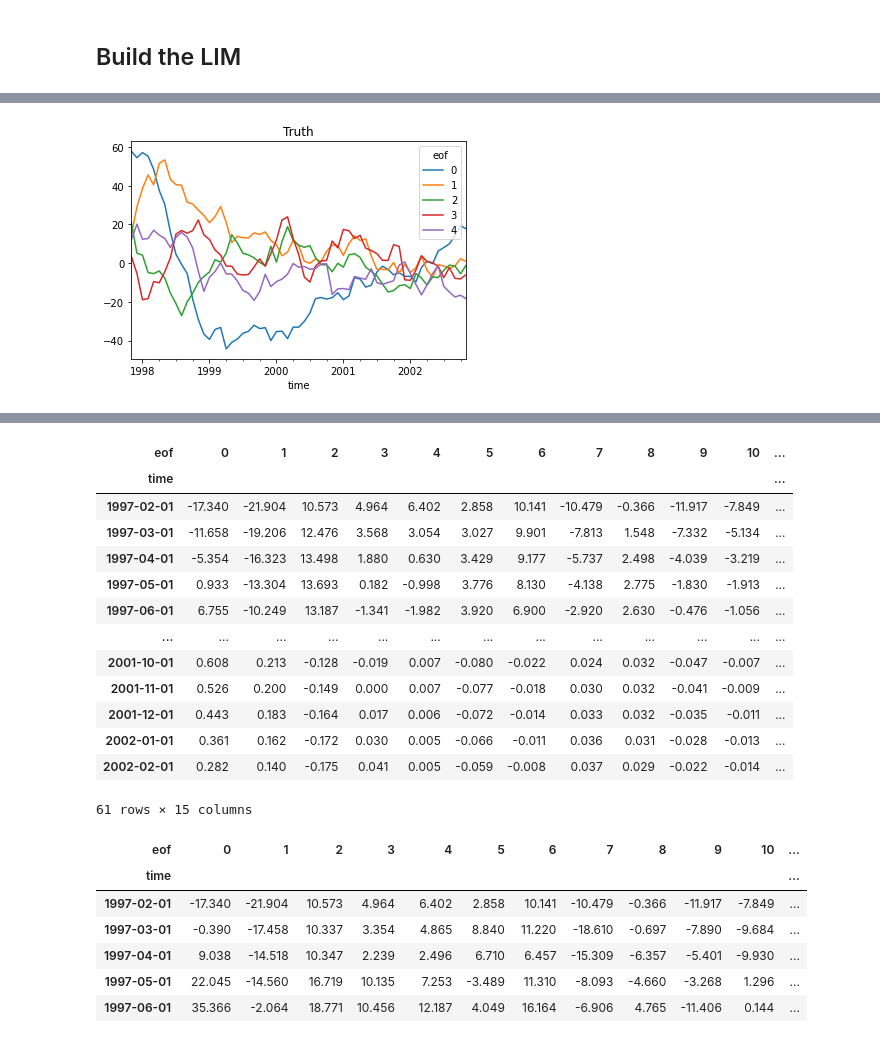
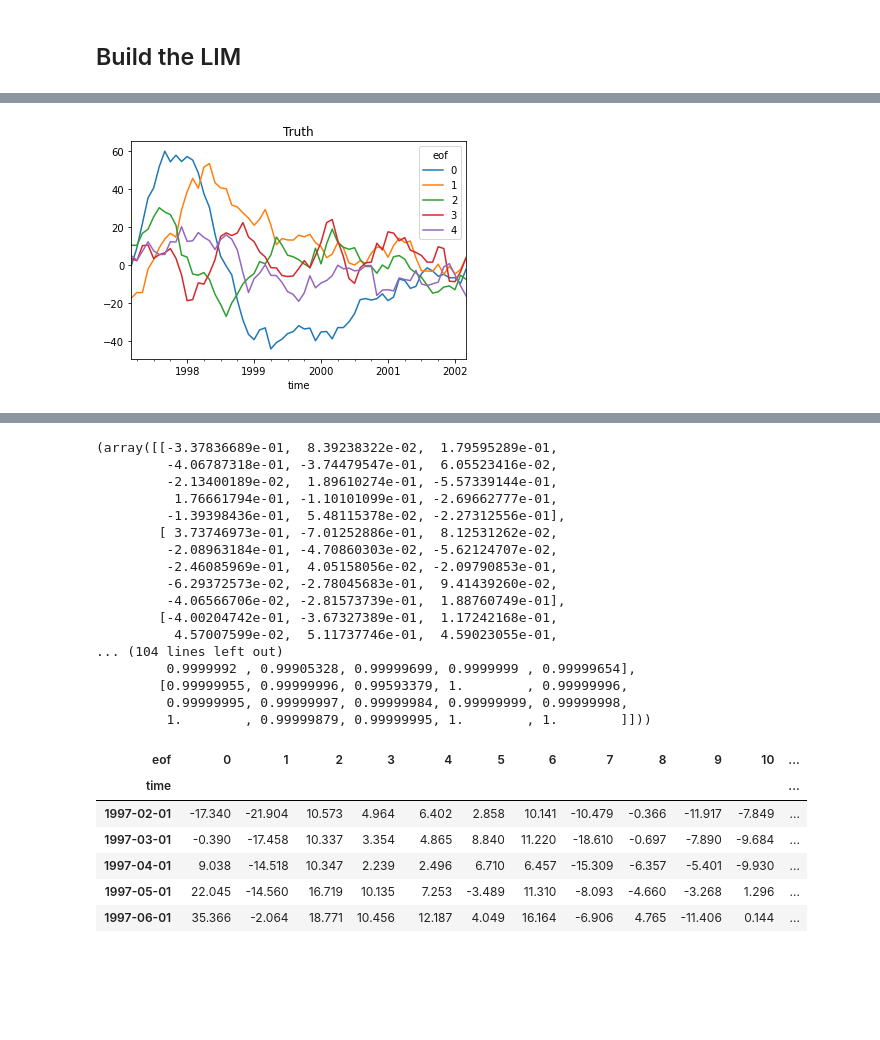
Before and after one commit to lucien-sim/sst_model, a Jupyter notebook: notebooks/lim_construction.ipynb, the cells around one changed output, grey strips where cells are left out. Saved outputs shown, nothing was run; the diff lists cells and outputs as text; code cells hidden in the pictures; blank space fills up the shorter version.

```diff
--- a/notebooks/lim_construction.ipynb
+++ b/notebooks/lim_construction.ipynb
@@ -572,14 +853,17 @@ X[0, :].reshape(1, -1).shape
 # %%
-start = 226
+start = 218
 n_steps = 60
-lim = LIM().fit(df_decomp.values, step_size=1)
+lim = LIM().fit(df_decomp.values, fit_periods=1)
 sim = pd.DataFrame(
     index=df_decomp.index[start: start + n_steps + 1],
     columns=df_decomp.columns,
     data=lim.simulate(
         df_decomp.values[start, :],
-        n_periods=n_steps,
+        sim_periods=n_steps,
         steps_per_period=240,
-        with_noise=False
+        with_noise=True
     )
 )
+sim_itfm = pca.inverse_transform(sim)
+
+sim_itfm.head(10)
@@ -591,4 +890,8 @@ plt.show()
 df_decomp.iloc[start: start + n_steps + 1, :5].plot()
 plt.title('Truth')
 plt.show()
+
+sim_itfm.mean(axis=1).plot()
+plt.title('Predictions')
+plt.show()
 # %% [output]
@@ -596 +899 @@ plt.show()
-[figure, old version]
+[figure, new version]
@@ -597,20 +901,22 @@ plt.show()
 # %%
-sim.round(3)
 # %% [output]
-| eof | 0 | 1 | 2 | 3 | 4 | 5 | 6 | 7 | 8 | 9 | 10 | ... |
-| time |  |  |  |  |  |  |  |  |  |  |  | ... |
-| 1997-02-01 | -17.340 | -21.904 | 10.573 | 4.964 | 6.402 | 2.858 | 10.141 | -10.479 | -0.366 | -11.917 | -7.849 | ... |
-| 1997-03-01 | -11.658 | -19.206 | 12.476 | 3.568 | 3.054 | 3.027 | 9.901 | -7.813 | 1.548 | -7.332 | -5.134 | ... |
-| 1997-04-01 | -5.354 | -16.323 | 13.498 | 1.880 | 0.630 | 3.429 | 9.177 | -5.737 | 2.498 | -4.039 | -3.219 | ... |
-| 1997-05-01 | 0.933 | -13.304 | 13.693 | 0.182 | -0.998 | 3.776 | 8.130 | -4.138 | 2.775 | -1.830 | -1.913 | ... |
-| 1997-06-01 | 6.755 | -10.249 | 13.187 | -1.341 | -1.982 | 3.920 | 6.900 | -2.920 | 2.630 | -0.476 | -1.056 | ... |
-| ... | ... | ... | ... | ... | ... | ... | ... | ... | ... | ... | ... | ... |
-| 2001-10-01 | 0.608 | 0.213 | -0.128 | -0.019 | 0.007 | -0.080 | -0.022 | 0.024 | 0.032 | -0.047 | -0.007 | ... |
-| 2001-11-01 | 0.526 | 0.200 | -0.149 | 0.000 | 0.007 | -0.077 | -0.018 | 0.030 | 0.032 | -0.041 | -0.009 | ... |
-| 2001-12-01 | 0.443 | 0.183 | -0.164 | 0.017 | 0.006 | -0.072 | -0.014 | 0.033 | 0.032 | -0.035 | -0.011 | ... |
-| 2002-01-01 | 0.361 | 0.162 | -0.172 | 0.030 | 0.005 | -0.066 | -0.011 | 0.036 | 0.031 | -0.028 | -0.013 | ... |
-| 2002-02-01 | 0.282 | 0.140 | -0.175 | 0.041 | 0.005 | -0.059 | -0.008 | 0.037 | 0.029 | -0.022 | -0.014 | ... |
-61 rows × 15 columns
+(array([[-3.37836689e-01,  8.39238322e-02,  1.79595289e-01,
+         -4.06787318e-01, -3.74479547e-01,  6.05523416e-02,
+         -2.13400189e-02,  1.89610274e-01, -5.57339144e-01,
+          1.76661794e-01, -1.10101099e-01, -2.69662777e-01,
+         -1.39398436e-01,  5.48115378e-02, -2.27312556e-01],
+        [ 3.73746973e-01, -7.01252886e-01,  8.12531262e-02,
+         -2.08963184e-01, -4.70860303e-02, -5.62124707e-02,
+         -2.46085969e-01,  4.05158056e-02, -2.09790853e-01,
+         -6.29372573e-02, -2.78045683e-01,  9.41439260e-02,
+         -4.06566706e-02, -2.81573739e-01,  1.88760749e-01],
+        [-4.00204742e-01, -3.67327389e-01,  1.17242168e-01,
+          4.57007599e-02,  5.11737746e-01,  4.59023055e-01,
+... (104 lines left out)
+         0.9999992 , 0.99905328, 0.99999699, 0.9999999 , 0.99999654],
+        [0.99999955, 0.99999996, 0.99593379, 1.        , 0.99999996,
+         0.99999995, 0.99999997, 0.99999984, 0.99999999, 0.99999998,
+         1.        , 0.99999879, 0.99999995, 1.        , 1.        ]]))
 # %%
 df_decomp.iloc[start: start + n_steps + 1, :].round(3)
 # %% [output]
```
Also changed, not shown: parts of 15 cells of this notebook.
